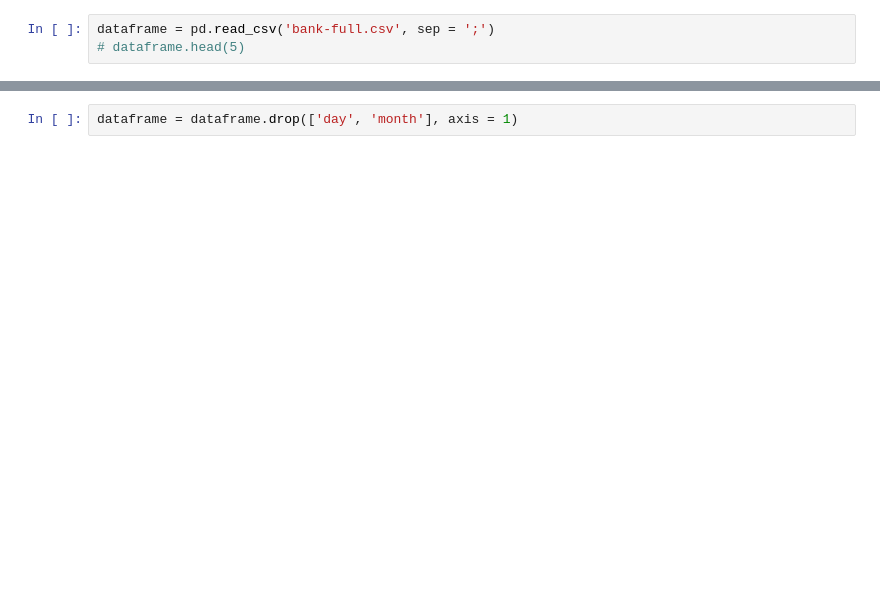
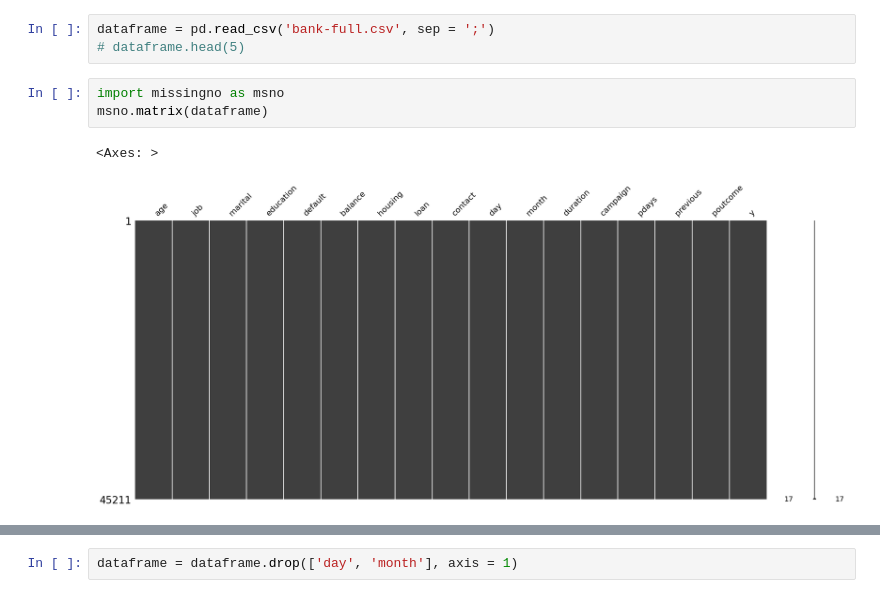
Before and after one commit to darshan-kale-dsi/Bank-Marketing-Campaign, a Jupyter notebook: notebooks/model_adjustment.ipynb, the cells around one changed output, grey strips where cells are left out. Cells and saved outputs as stored; diff of their text form; blank space fills up the shorter version.

```diff
--- a/notebooks/model_adjustment.ipynb
+++ b/notebooks/model_adjustment.ipynb
@@ -13,6 +22,12 @@ from sklearn.preprocessing import StandardScaler, OneHotEncoder
 # %%
 dataframe = pd.read_csv('bank-full.csv', sep = ';')
 # dataframe.head(5)
+# %%
+import missingno as msno
+msno.matrix(dataframe)
+# %% [output]
+<Axes: >
+[figure, added]
 # %%
 # trimming extreme values (outliers)
 dataframe = dataframe[(dataframe['balance']<10000) & (dataframe['duration']<1800)]
```
Also changed, not shown: parts of 35 cells of this notebook.
